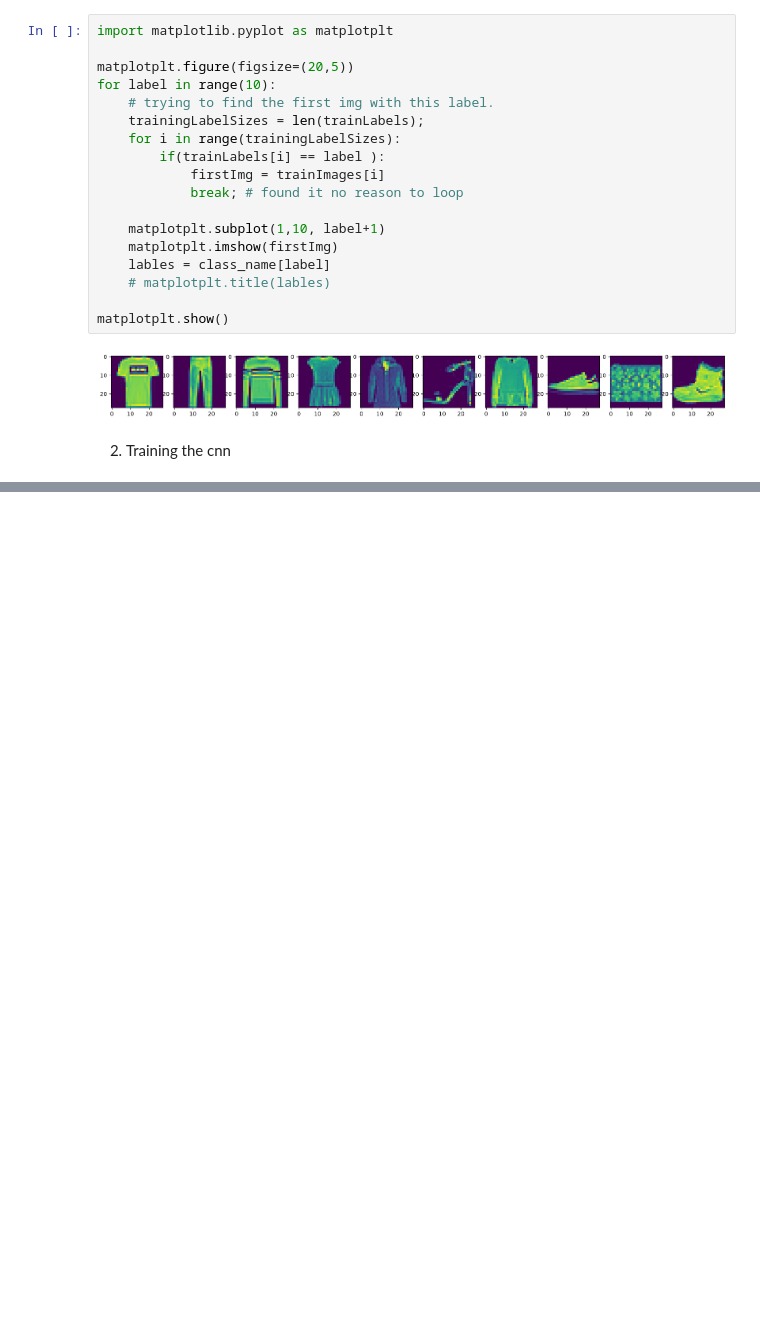
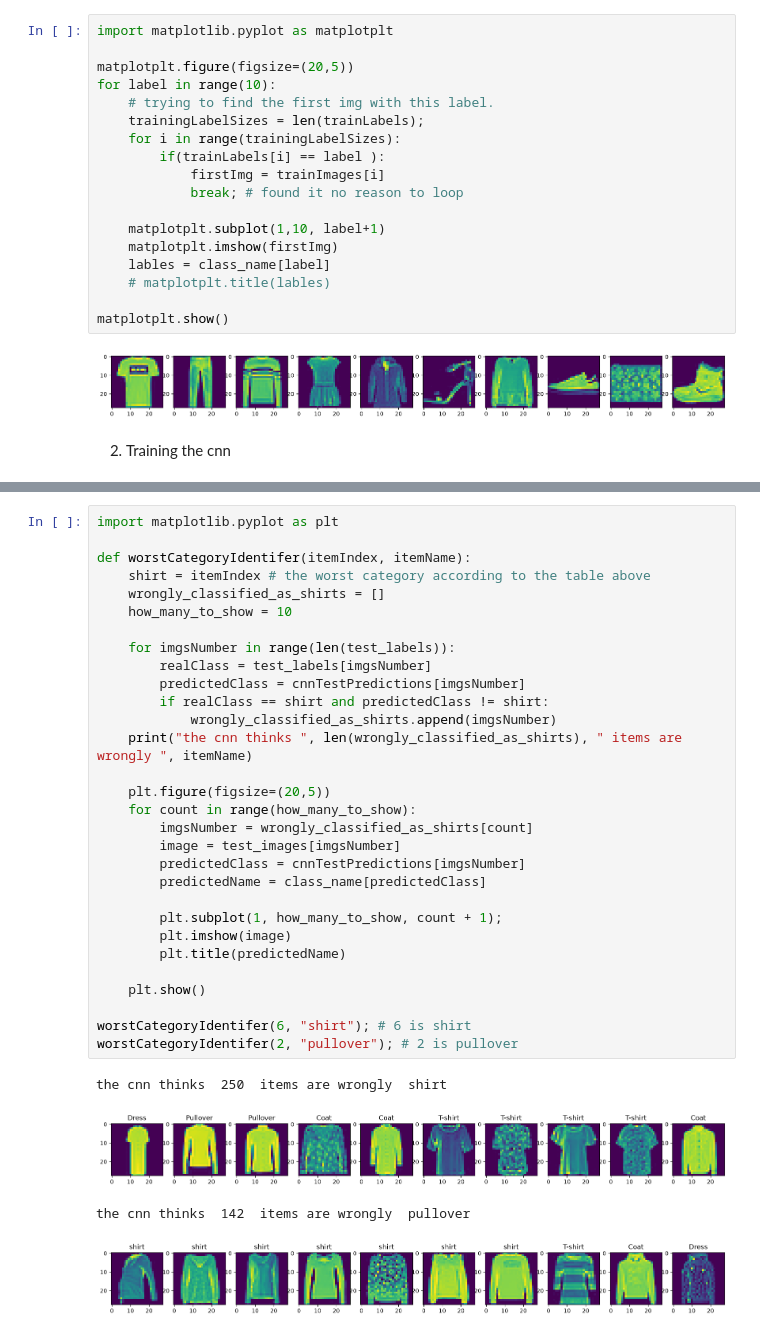
Before and after one commit to nathan-mersha/Project_Computer_Vision, a Jupyter notebook: fashion_cnn_vs_rf.ipynb, the cells around one changed output, grey strips where cells are left out. Cells and saved outputs as stored; diff of their text form; blank space fills up the shorter version.

```diff
--- a/fashion_cnn_vs_rf.ipynb
+++ b/fashion_cnn_vs_rf.ipynb
@@ -82,0 +248,35 @@ cnn.compile(
+# %%
+import matplotlib.pyplot as plt
+
+def worstCategoryIdentifer(itemIndex, itemName):
+    shirt = itemIndex # the worst category according to the table above
+    wrongly_classified_as_shirts = []
+    how_many_to_show = 10
+
+    for imgsNumber in range(len(test_labels)):
+        realClass = test_labels[imgsNumber]
+        predictedClass = cnnTestPredictions[imgsNumber]
+        if realClass == shirt and predictedClass != shirt:
+            wrongly_classified_as_shirts.append(imgsNumber)
+    print("the cnn thinks ", len(wrongly_classified_as_shirts), " items are wrongly ", itemName)
+
+    plt.figure(figsize=(20,5))
+    for count in range(how_many_to_show):
+        imgsNumber = wrongly_classified_as_shirts[count]
+        image = test_images[imgsNumber]
+        predictedClass = cnnTestPredictions[imgsNumber]
+        predictedName = class_name[predictedClass]
+
+        plt.subplot(1, how_many_to_show, count + 1);
+        plt.imshow(image)
+        plt.title(predictedName)
+
+    plt.show()
+
+worstCategoryIdentifer(6, "shirt"); # 6 is shirt
+worstCategoryIdentifer(2, "pullover"); # 2 is pullover
+# %% [output]
+the cnn thinks  250  items are wrongly  shirt
+[figure, added]
+the cnn thinks  142  items are wrongly  pullover
+[figure, added]
```
Also changed, not shown: parts of 14 cells of this notebook.
